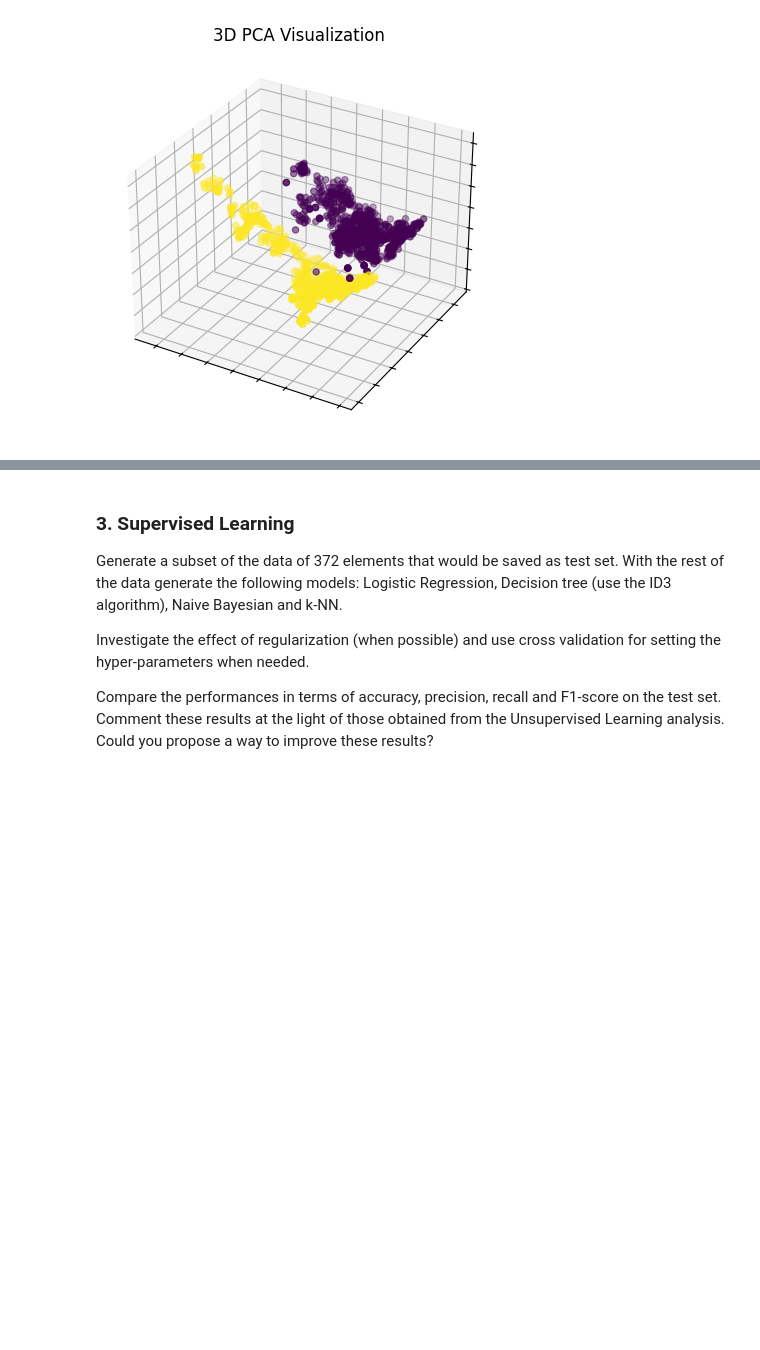
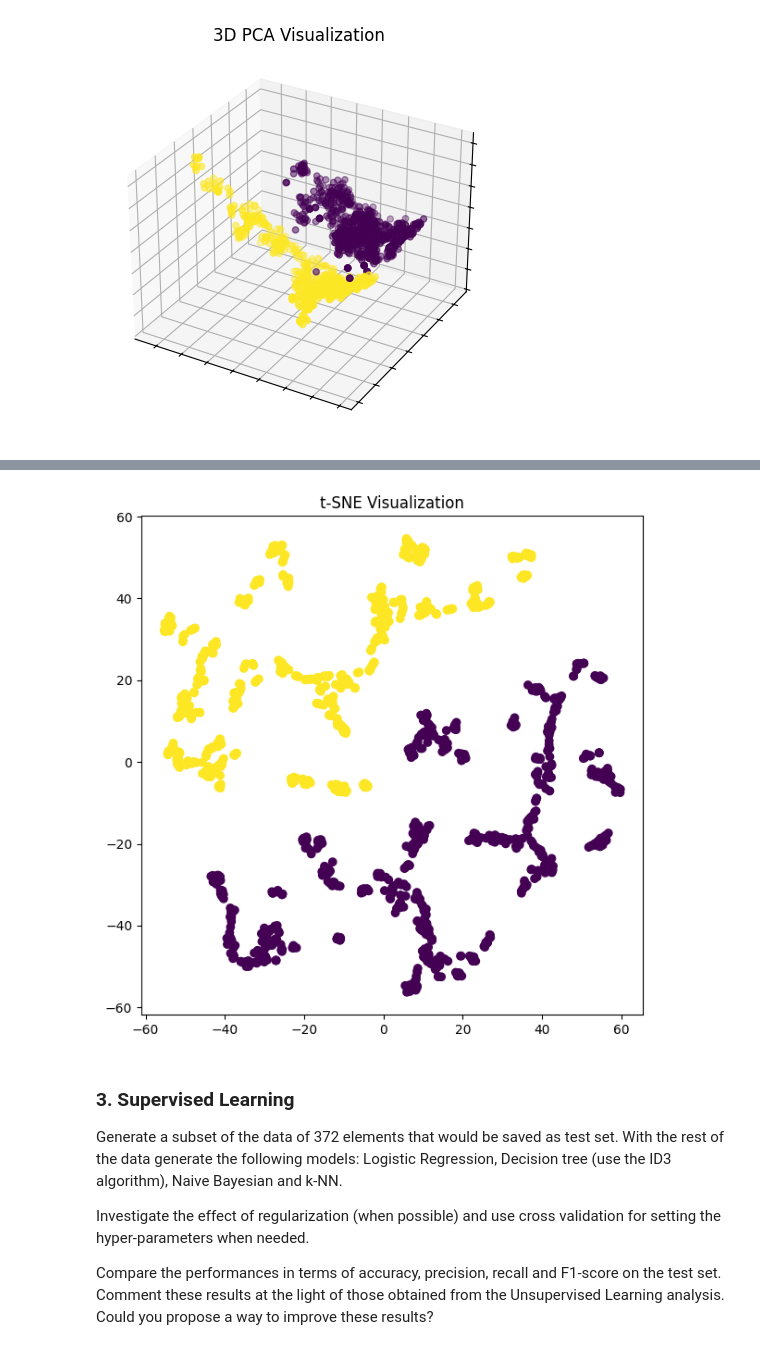
Before and after one commit to frekkoz3/Intro_to_ML_24-25, a Jupyter notebook: challenges/challenge 1/challenge-one.ipynb, the cells around one changed output, grey strips where cells are left out. Saved outputs shown, nothing was run; the diff lists cells and outputs as text; code cells hidden in the pictures; blank space fills up the shorter version.

Commit message:
added the tsne

```diff
--- a/challenges/challenge 1/challenge-one.ipynb
+++ b/challenges/challenge 1/challenge-one.ipynb
@@ -223,4 +225,19 @@ print(accuracy_2d)
 0.5692419825072886
+# %%
+from sklearn.manifold import TSNE
+
+
+X_embedded = TSNE(n_components=2, learning_rate='auto', init='random', perplexity=15).fit_transform(data)
+fig, ax = plt.subplots(figsize=(7, 7))
+ax.scatter(X_embedded[:, 0], X_embedded[:, 1], c=df['Category'])
+axs.set_yticklabels([])
+axs.set_xticklabels([])
+
+ax.set_title('t-SNE Visualization')
+
+plt.show()
+# %% [output]
+[figure, added]
 # %% [markdown]
 ### 3. Supervised Learning
 
```
Also changed, not shown: parts of 7 cells of this notebook.
